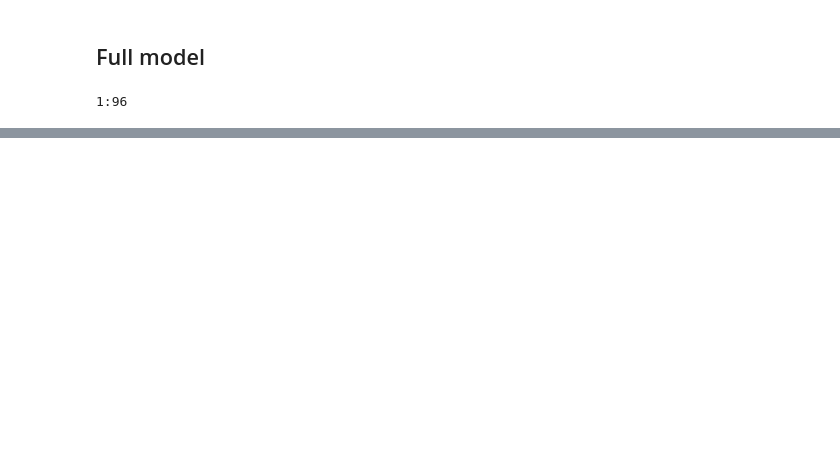
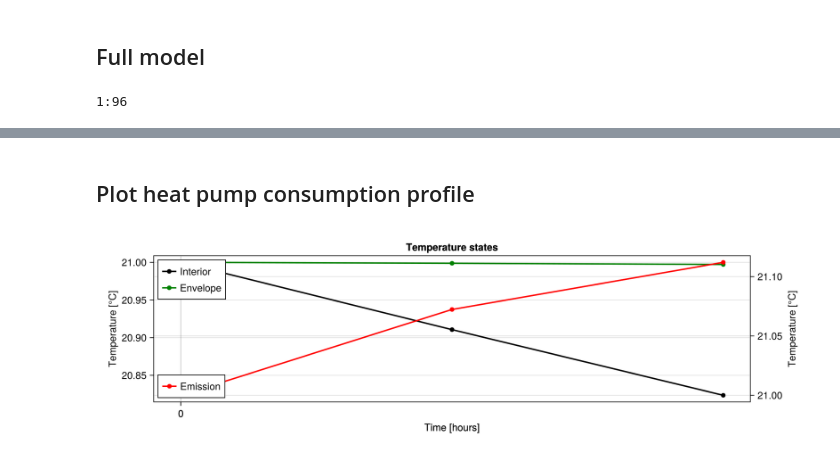
Before and after one commit to XinLiTue/Congestion-Management-based-on-Thermal-Comfort, a Jupyter notebook: OPF-jl.ipynb, the cells around one changed output, grey strips where cells are left out. Drawn from its saved outputs; the diff is of its cells as text; code cells hidden in the pictures; blank space fills up the shorter version.

Commit message:
Add heat pump model and parameters to optimization framework

```diff
--- a/OPF-jl.ipynb
+++ b/OPF-jl.ipynb
@@ -378,0 +342,39 @@ plot_pq(model, 55, S_base=S_base)
+# %% [markdown]
+## Plot heat pump consumption profile
+# %%
+# value.(model[:Te])
+
+function plot_temperature_states(model::Model, bus::Int)
+    fig = Figure(; size = (1000, 300))
+
+    # index of slack bus (transformer)
+    Ti = Vector(value.(model[:Te])[bus, :, :i])
+    Te = Vector(value.(model[:Te])[bus, :, :e])
+    Th = Vector(value.(model[:Te])[bus, :, :h])
+
+    ax_int = Axis(fig[1, 1], xlabel = "Time [hours]",
+        title = "Temperature states",
+        ylabel = "Temperature [°C]",
+        xticks = (1:4:97, string.(0:1:24))
+    )
+
+    ax_emi = Axis(fig[1, 1], xlabel = "Time [hours]",
+        title = "Temperature states",
+        ylabel = "Temperature [°C]",
+        xticks = (1:4:97, string.(0:1:24)),
+        yaxisposition = :right
+    )
+
+    scatterlines!(ax_int, Ti, color = :black, label = "Interior", linewidth = 2)
+    scatterlines!(ax_int, Te, color = :green, label = "Envelope", linewidth = 2)
+    scatterlines!(ax_emi, Th, color = :red, label = "Emission", linewidth = 2)
+    axislegend(ax_int, position = :lt)
+    axislegend(ax_emi, position = :lb)
+
+    # display
+    fig
+end
+
+plot_temperature_states(model, 64)
+# %% [output]
+[figure, added]
```
Also changed, not shown: parts of 10 cells of this notebook, 4 other files.
